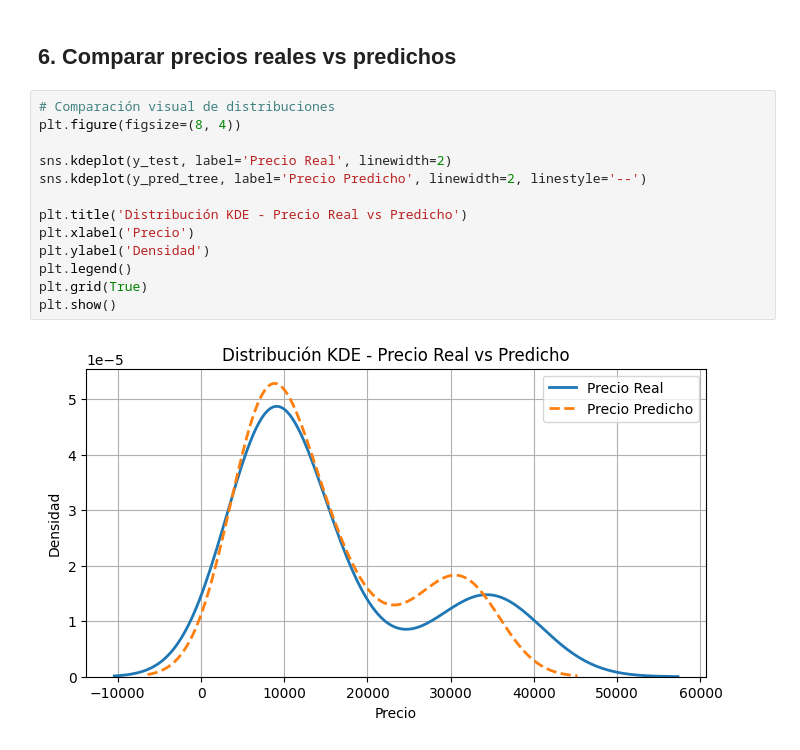
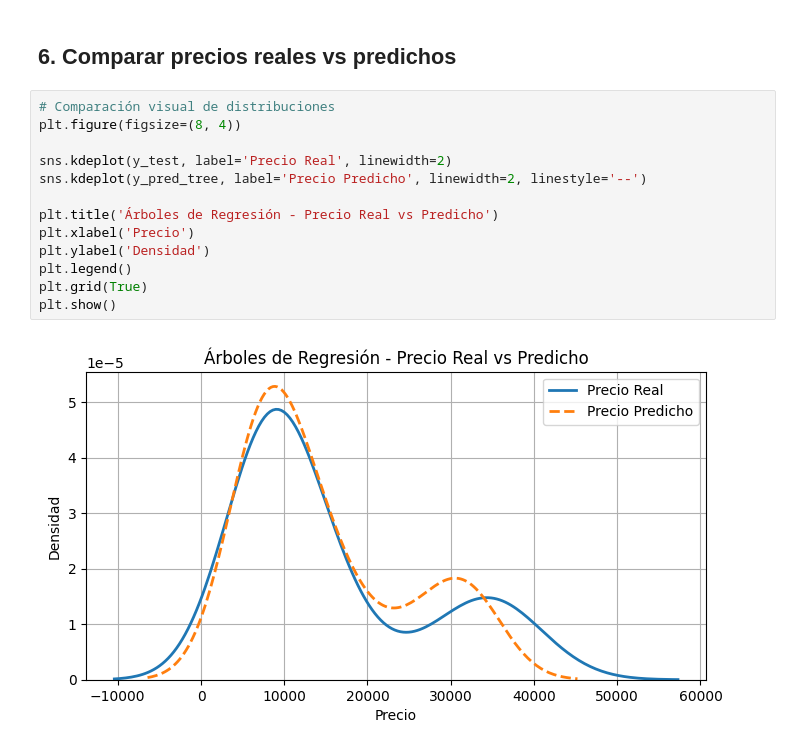
Before and after one commit to Jose-Gabriel-Rodriguez/MachineLearning, a Jupyter notebook: Unidad2/3_Arboles_Regresion_Automobile.ipynb, the cells around one changed output. Drawn from its saved outputs; the diff is of its cells as text.

```diff
--- a/Unidad2/3_Arboles_Regresion_Automobile.ipynb
+++ b/Unidad2/3_Arboles_Regresion_Automobile.ipynb
@@ -133,15 +133,15 @@ Aunque el RMSE pueda parecer alto para autos baratos, el modelo logra explicar e
 # %%
 # Comparación visual de distribuciones
 plt.figure(figsize=(8, 4))
 
 sns.kdeplot(y_test, label='Precio Real', linewidth=2)
 sns.kdeplot(y_pred_tree, label='Precio Predicho', linewidth=2, linestyle='--')
 
-plt.title('Distribución KDE - Precio Real vs Predicho')
+plt.title('Árboles de Regresión - Precio Real vs Predicho')
 plt.xlabel('Precio')
 plt.ylabel('Densidad')
 plt.legend()
 plt.grid(True)
 plt.show()
 # %% [output]
-[figure, old version]
+[figure, new version]
```
Also changed, not shown: parts of 1 cell of this notebook.
